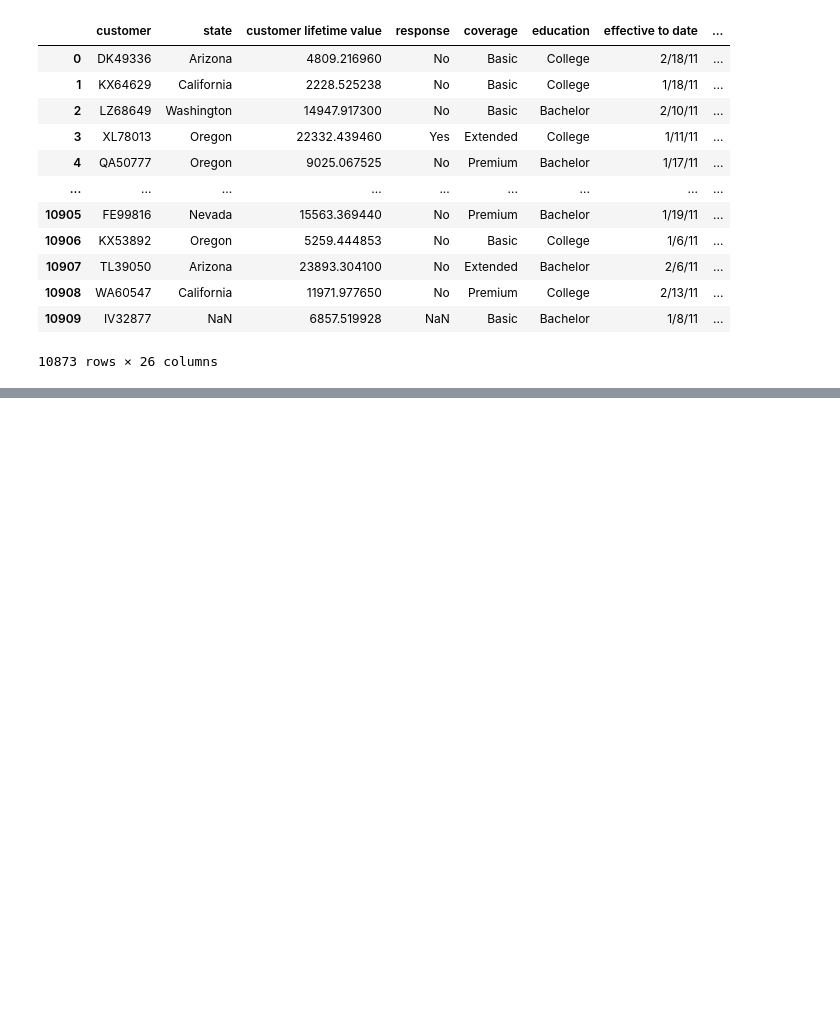
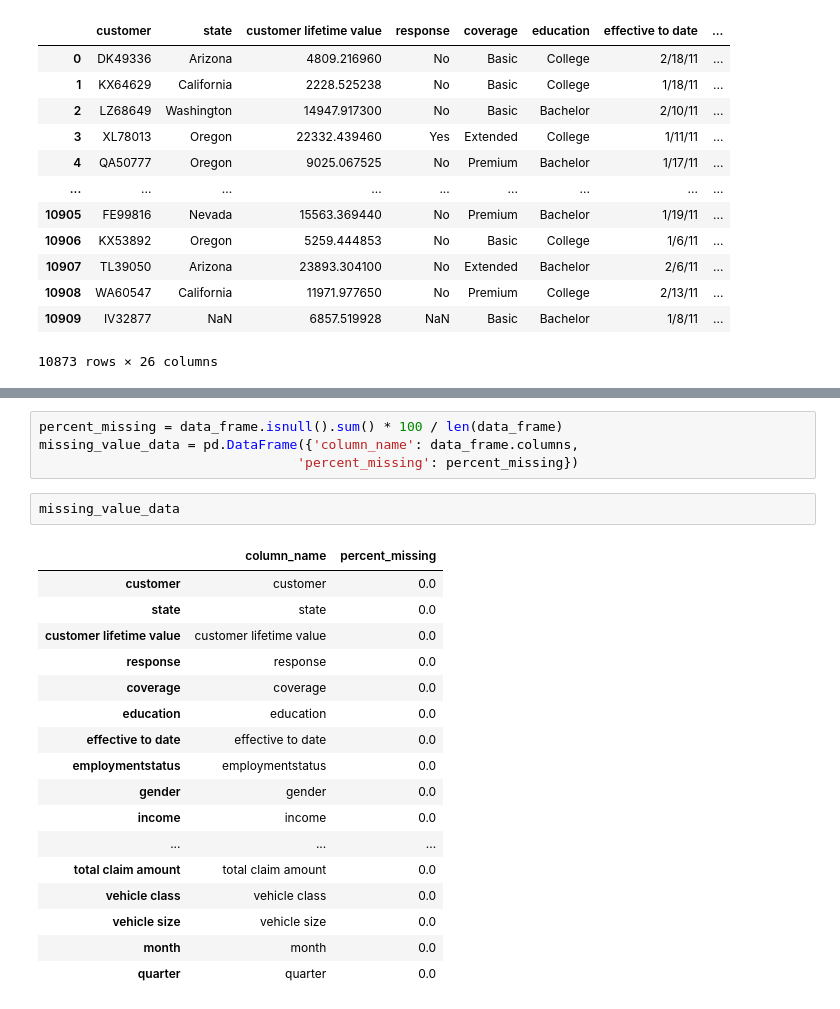
Before and after one commit to Rozayf/lab-customer-analysis-round-2, a Jupyter notebook: files_for_lab/csv_files/Lab_CA2.ipynb, the cells around one changed output, grey strips where cells are left out. Saved outputs shown, nothing was run; the diff lists cells and outputs as text; blank space fills up the shorter version.

```diff
--- a/files_for_lab/csv_files/Lab_CA2.ipynb
+++ b/files_for_lab/csv_files/Lab_CA2.ipynb
@@ -211,0 +336,24 @@ data_frame
+# %%
+percent_missing = data_frame.isnull().sum() * 100 / len(data_frame)
+missing_value_data = pd.DataFrame({'column_name': data_frame.columns,
+                                 'percent_missing': percent_missing})
+# %%
+missing_value_data
+# %% [output]
+|  | column_name | percent_missing |
+| customer | customer | 0.0 |
+| state | state | 0.0 |
+| customer lifetime value | customer lifetime value | 0.0 |
+| response | response | 0.0 |
+| coverage | coverage | 0.0 |
+| education | education | 0.0 |
+| effective to date | effective to date | 0.0 |
+| employmentstatus | employmentstatus | 0.0 |
+| gender | gender | 0.0 |
+| income | income | 0.0 |
+| ... | ... | ... |
+| total claim amount | total claim amount | 0.0 |
+| vehicle class | vehicle class | 0.0 |
+| vehicle size | vehicle size | 0.0 |
+| month | month | 0.0 |
+| quarter | quarter | 0.0 |
```
Also changed, not shown: parts of 19 cells of this notebook.
